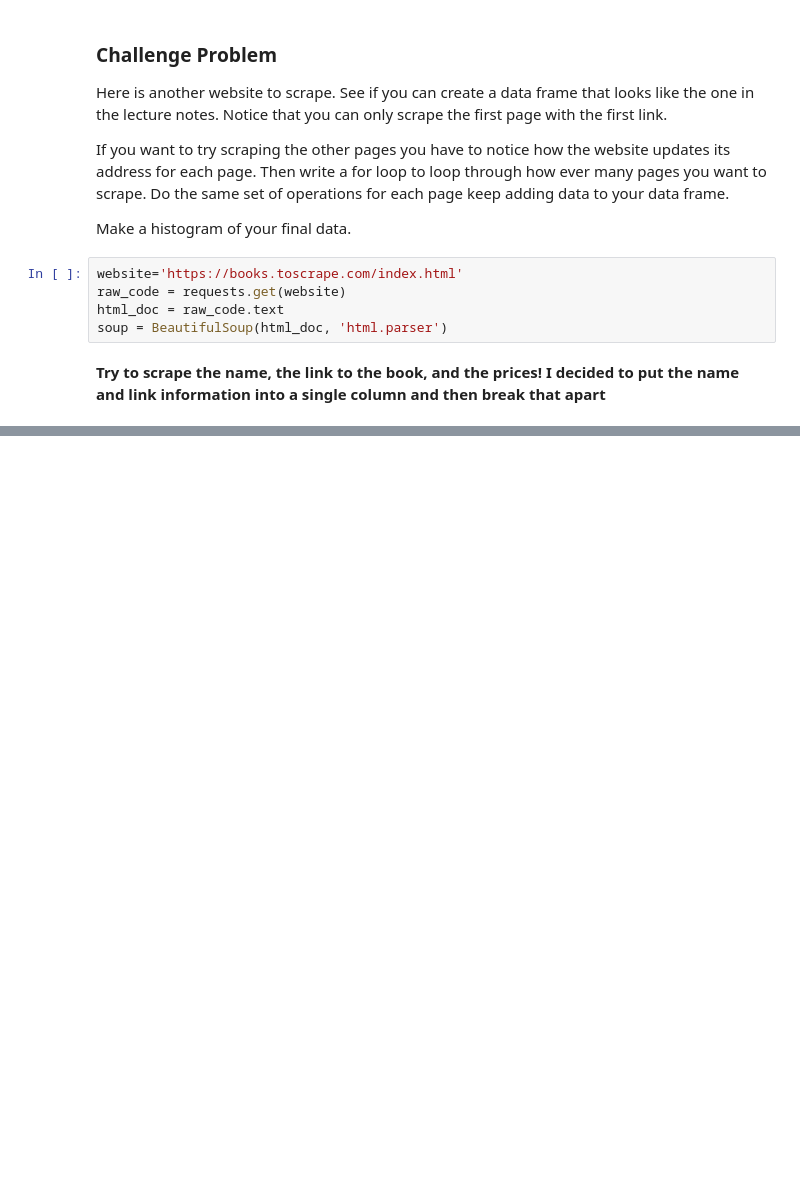
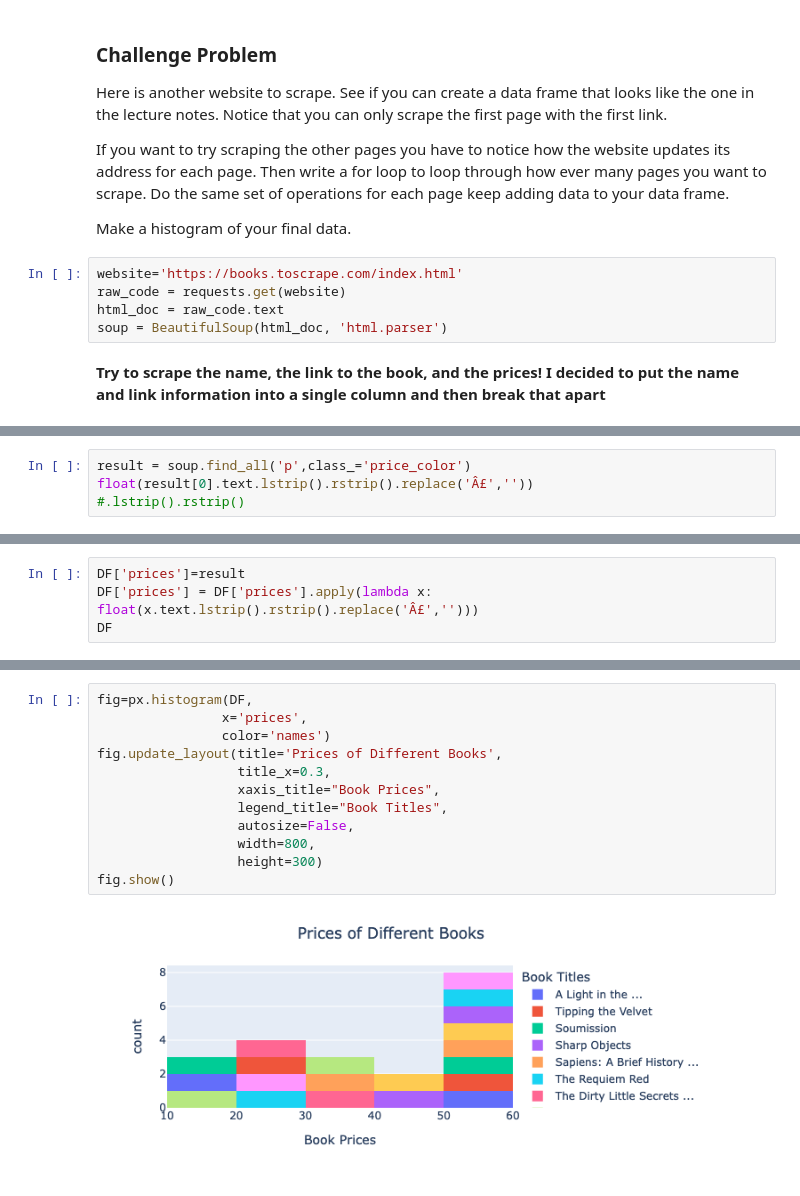
Before and after one commit to jazmine-veliz/Day12, a Jupyter notebook: Day12-HW.ipynb, the cells around one changed output, grey strips where cells are left out. Saved outputs shown, nothing was run; the diff lists cells and outputs as text; blank space fills up the shorter version.

```diff
--- a/Day12-HW.ipynb
+++ b/Day12-HW.ipynb
@@ -564,0 +512,4 @@ DF
+# %%
+result = soup.find_all('p',class_='price_color')
+float(result[0].text.lstrip().rstrip().replace('Â£',''))
+#.lstrip().rstrip()
@@ -564,0 +518,4 @@ DF
+# %%
+DF['prices']=result
+DF['prices'] = DF['prices'].apply(lambda x: float(x.text.lstrip().rstrip().replace('Â£','')))
+DF
@@ -564,0 +540,14 @@ DF
+# %%
+fig=px.histogram(DF,
+                x='prices',
+                color='names')
+fig.update_layout(title='Prices of Different Books',
+                  title_x=0.3,
+                  xaxis_title="Book Prices",
+                  legend_title="Book Titles",
+                  autosize=False,
+                  width=800,
+                  height=300)
+fig.show()
+# %% [output]
+[figure, added]
```
Also changed, not shown: parts of 14 cells of this notebook.
